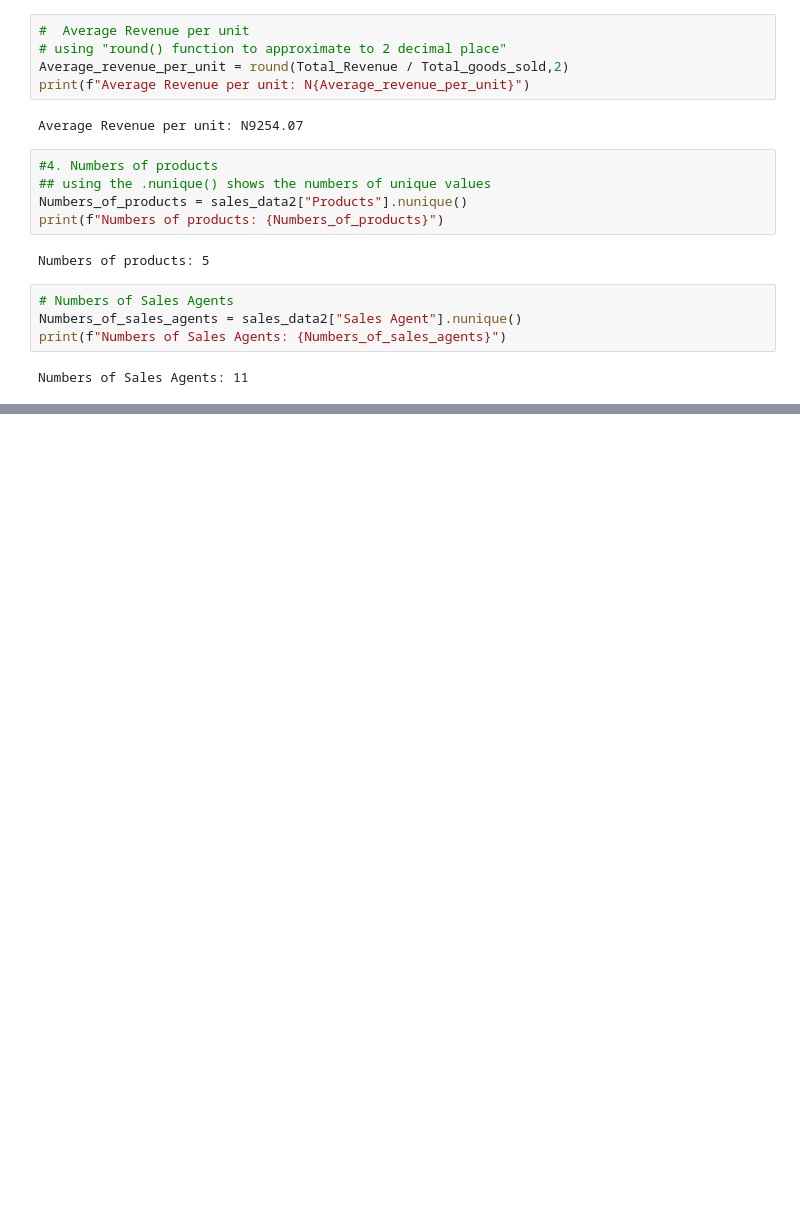
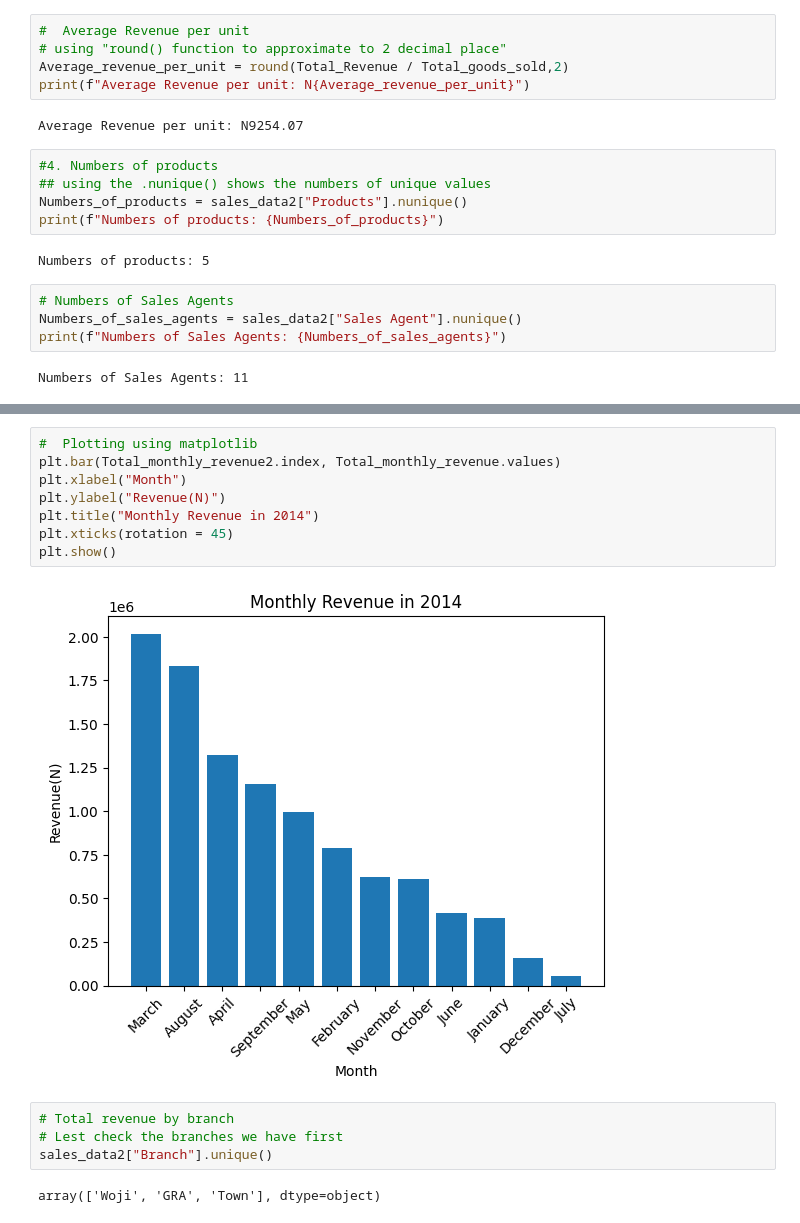
Before and after one commit to Olajcodes/GenAI_Learning_Python, a Jupyter notebook: Week_Six/11_09_2025/task14_dashboard.ipynb, the cells around one changed output, grey strips where cells are left out. Saved outputs shown, nothing was run; the diff lists cells and outputs as text; blank space fills up the shorter version.

```diff
--- a/Week_Six/11_09_2025/task14_dashboard.ipynb
+++ b/Week_Six/11_09_2025/task14_dashboard.ipynb
@@ -135,0 +287,16 @@ Numbers of Sales Agents: 11
+# %%
+#  Plotting using matplotlib
+plt.bar(Total_monthly_revenue2.index, Total_monthly_revenue.values)
+plt.xlabel("Month")
+plt.ylabel("Revenue(N)")
+plt.title("Monthly Revenue in 2014")
+plt.xticks(rotation = 45)
+plt.show()
+# %% [output]
+[figure, added]
+# %%
+# Total revenue by branch
+# Lest check the branches we have first
+sales_data2["Branch"].unique()
+# %% [output]
+array(['Woji', 'GRA', 'Town'], dtype=object)
```
Also changed, not shown: parts of 31 cells of this notebook.
